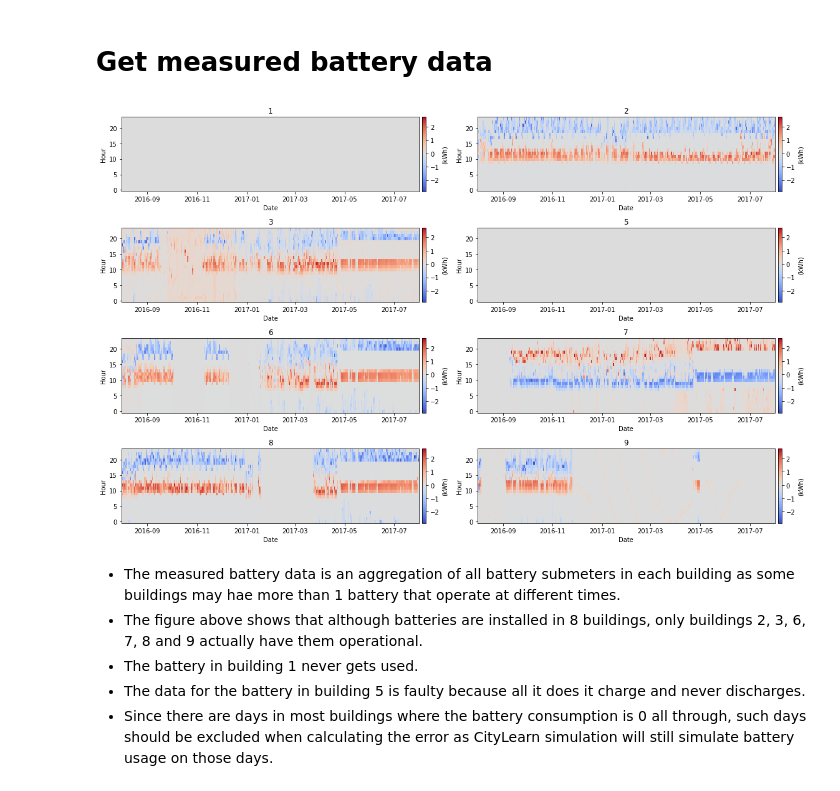
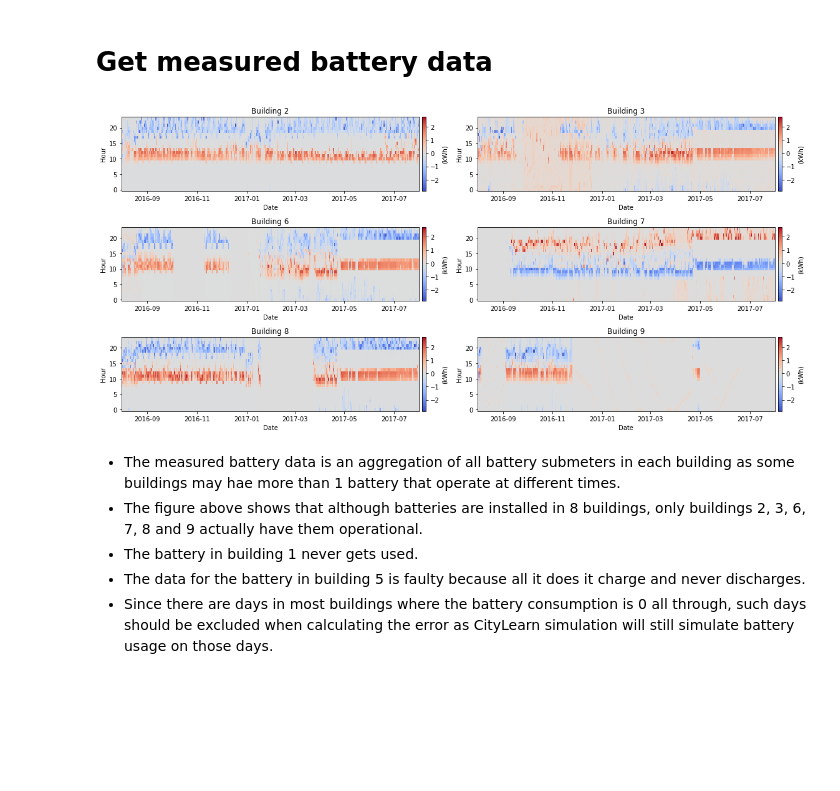
Before and after one commit to intelligent-environments-lab/merlin-apen-2023, a Jupyter notebook: analysis/rbc_validation.ipynb, the cells around one changed output. Cells and saved outputs as stored; diff of their text form; code cells hidden in the pictures; blank space fills up the shorter version.

```diff
--- a/analysis/rbc_validation.ipynb
+++ b/analysis/rbc_validation.ipynb
@@ -29,34 +29,34 @@ MEASURED_DATA['timestamp'] = pd.to_datetime(MEASURED_DATA['timestamp'])
 # Get measured battery data
 # %%
 cmap = 'coolwarm'
-plot_data = MEASURED_DATA.copy()
+plot_data = MEASURED_DATA[~MEASURED_DATA['building_id'].isin([1,5])].copy()
 plot_data['date'] = plot_data['timestamp'].dt.normalize()
 plot_data['hour'] = plot_data['timestamp'].dt.hour
 column_count_limit = 2
 row_count = math.ceil(len(plot_data['building_id'].unique())/column_count_limit)
 column_count = min(column_count_limit,len(plot_data['building_id'].unique()))
 fig, axs = plt.subplots(row_count, column_count, figsize=(8*column_count,2.5*row_count))
 vmin, vmax = plot_data['actual_electrical_storage_electricity_consumption'].min(), plot_data['actual_electrical_storage_electricity_consumption'].max()
 vcenter = 0.0
 vmin = -0.99 if vcenter <= vmin else vmin
 vmax = 1.01 if vcenter >= vmax else vmax
 
 for ax, (building_id, b_data) in zip(fig.axes, plot_data.groupby('building_id')):
     b_data = b_data.pivot(index='hour',columns='date',values='actual_electrical_storage_electricity_consumption')
     x, y, z = b_data.columns, b_data.index, b_data.values
     divnorm = colors.TwoSlopeNorm(vcenter=vcenter,vmin=vmin,vmax=vmax)
     pcm = ax.pcolormesh(x,y,z,shading='nearest',cmap=cmap,norm=divnorm,edgecolors='black',linewidth=0.0)
     _ = fig.colorbar(pcm,ax=ax,orientation='vertical',label='(kWh)',fraction=0.025,pad=0.01)
     ax.tick_params('x',which='both',rotation=0)
     ax.set_xlabel('Date')
     ax.set_ylabel('Hour')
-    ax.set_title(building_id)
+    ax.set_title(f'Building {building_id}')
 
 plt.tight_layout()
 plt.savefig(os.path.join(FIGURES_DIRECTORY,f'measured_battery_electricity_consumption.pdf'),bbox_inches='tight',transparent=True)
 plt.show()
 # %% [output]
-[figure, old version]
+[figure, new version]
 # %% [markdown]
 - The measured battery data is an aggregation of all battery submeters in each building as some buildings may hae more than 1 battery that operate at different times.
 - The figure above shows that although batteries are installed in 8 buildings, only buildings 2, 3, 6, 7, 8 and 9 actually have them operational.
```
Also changed, not shown: parts of 3 cells of this notebook, 21 other files.
